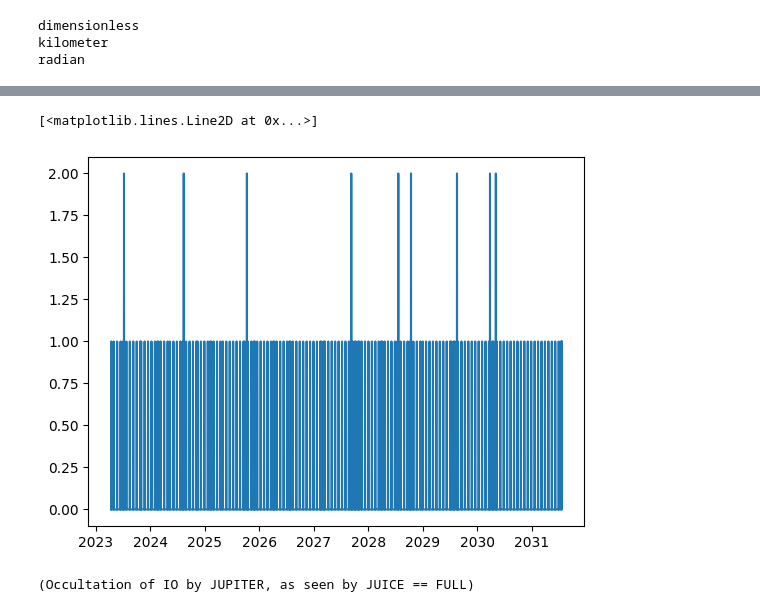
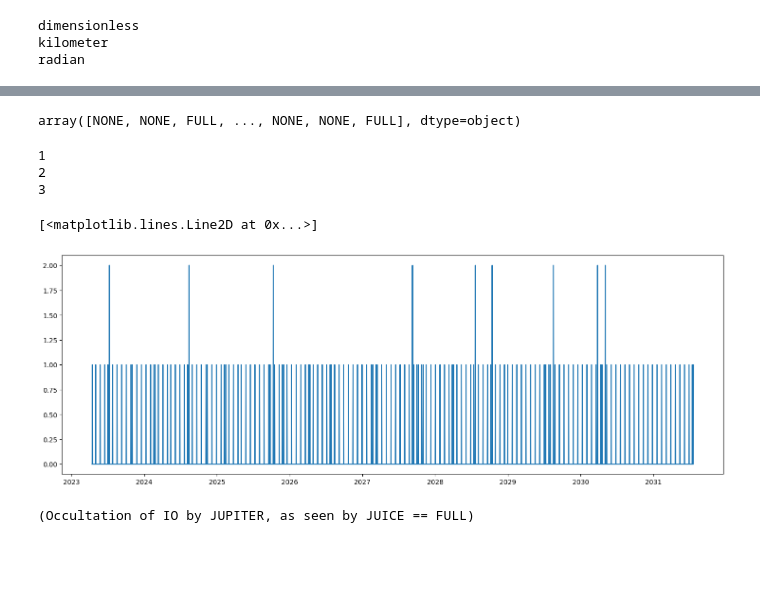
Before and after one commit to luca-penasa/spice-segmenter, a Jupyter notebook: tutorial/1. SimpleUsage.ipynb, the cells around one changed output, grey strips where cells are left out. Saved outputs shown, nothing was run; the diff lists cells and outputs as text; code cells hidden in the pictures; blank space fills up the shorter version.

```diff
--- a/tutorial/1. SimpleUsage.ipynb
+++ b/tutorial/1. SimpleUsage.ipynb
@@ -40,12 +51,24 @@ Phase Angle of IO with respect to SUN as seen from JUICE at 2024-01-01T00:00:00.
+# %%
+status
+# %% [output]
+array([NONE, NONE, FULL, ..., NONE, NONE, FULL], dtype=object)
+# %%
+print(OccultationTypes.FULL.value)
+print(OccultationTypes.PARTIAL.value)
+print(OccultationTypes.ANNULAR.value)
+# %% [output]
+1
+2
+3
 # %%
 # properties can be evaluated over arrays (not particularly efficient, but useful for testing)
 status = io_occultation(traj.ets)
-plt.figure()
+plt.figure(figsize=(18,6))
 
 plt.plot(traj.utc, [s.value for s in status])
 # %% [output]
 [<matplotlib.lines.Line2D at 0x...>]
-[figure, old version]
+[figure, new version]
 # %%
 # properties  can be used to create constraints:
 io_occultation_constraint = (io_occultation == OccultationTypes.FULL)
```
Also changed, not shown: parts of 12 cells of this notebook, 2 other files.
